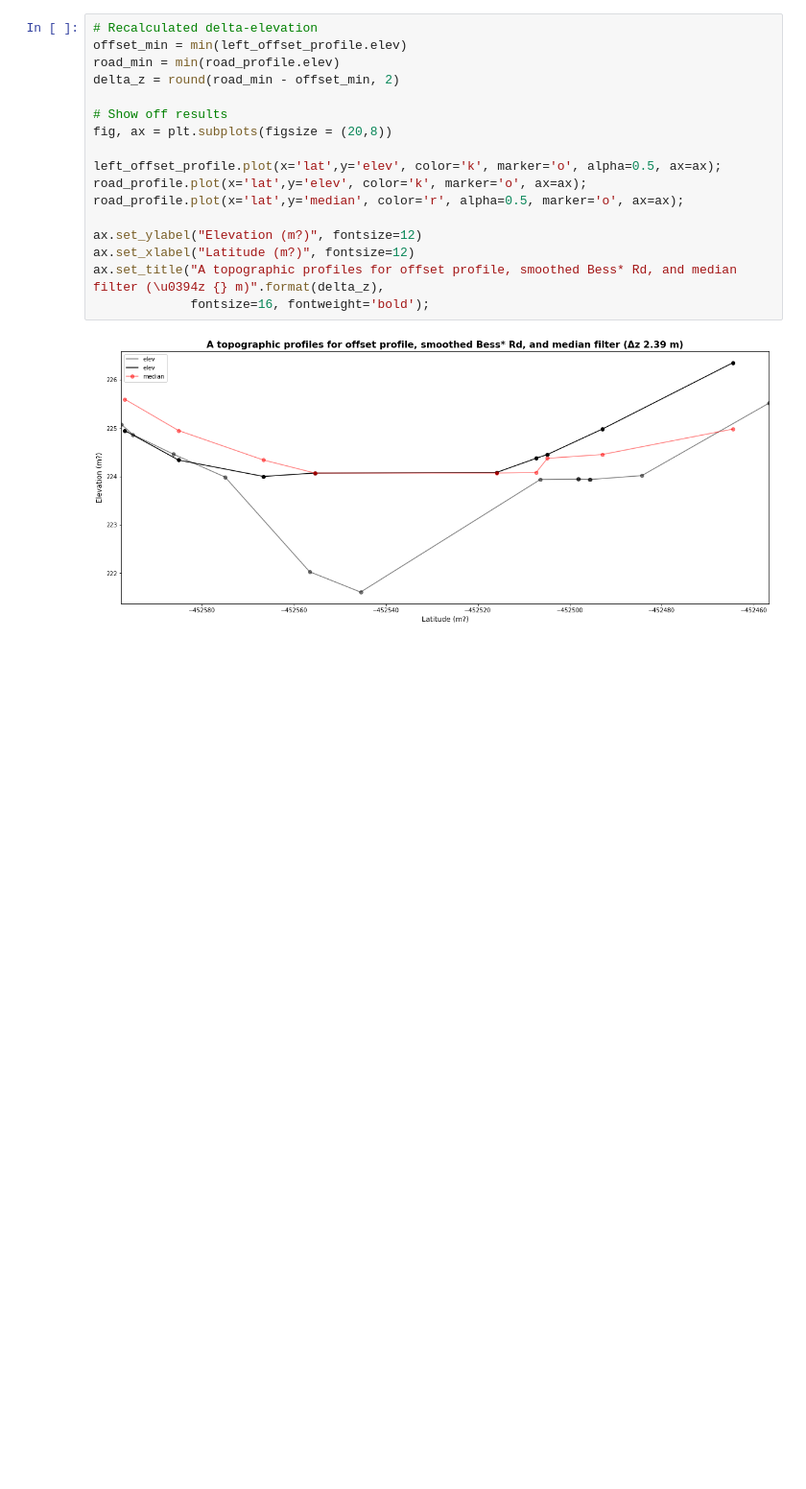
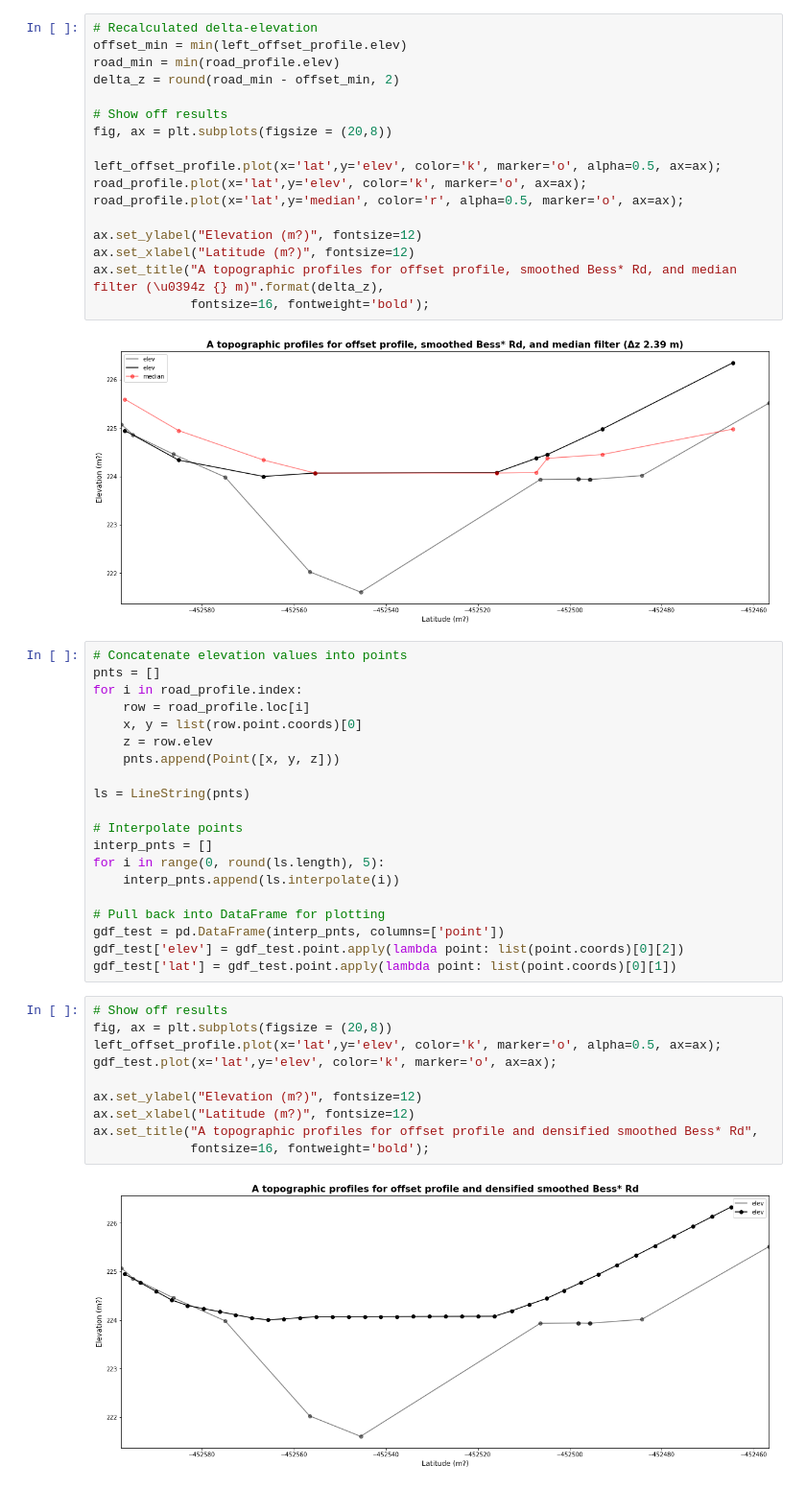
Before and after one commit to Dewberry/fcast, a Jupyter notebook: transit/advanced_profile_creation-Dev.ipynb, the cells around one changed output. Shown at 96% size. Saved outputs shown, nothing was run; the diff lists cells and outputs as text; blank space fills up the shorter version.

Commit message:
End of day commit
Worked on interpolating z-points along a lline then plotting.

```diff
--- a/transit/advanced_profile_creation-Dev.ipynb
+++ b/transit/advanced_profile_creation-Dev.ipynb
@@ -203,3 +203,35 @@ ax.set_title("A topographic profiles for offset profile, smoothed Bess* Rd, and
              fontsize=16, fontweight='bold');
 # %% [output]
 [figure]
+# %%
+# Concatenate elevation values into points
+pnts = []
+for i in road_profile.index:
+    row = road_profile.loc[i]
+    x, y = list(row.point.coords)[0]
+    z = row.elev
+    pnts.append(Point([x, y, z]))
+
+ls = LineString(pnts)
+
+# Interpolate points
+interp_pnts = []
+for i in range(0, round(ls.length), 5):
+    interp_pnts.append(ls.interpolate(i))
+
+# Pull back into DataFrame for plotting
+gdf_test = pd.DataFrame(interp_pnts, columns=['point'])
+gdf_test['elev'] = gdf_test.point.apply(lambda point: list(point.coords)[0][2])
+gdf_test['lat'] = gdf_test.point.apply(lambda point: list(point.coords)[0][1])
+# %%
+# Show off results
+fig, ax = plt.subplots(figsize = (20,8))
+left_offset_profile.plot(x='lat',y='elev', color='k', marker='o', alpha=0.5, ax=ax);
+gdf_test.plot(x='lat',y='elev', color='k', marker='o', ax=ax);
+
+ax.set_ylabel("Elevation (m?)", fontsize=12)
+ax.set_xlabel("Latitude (m?)", fontsize=12)
+ax.set_title("A topographic profiles for offset profile and densified smoothed Bess* Rd",
+             fontsize=16, fontweight='bold');
+# %% [output]
+[figure, added]
```
